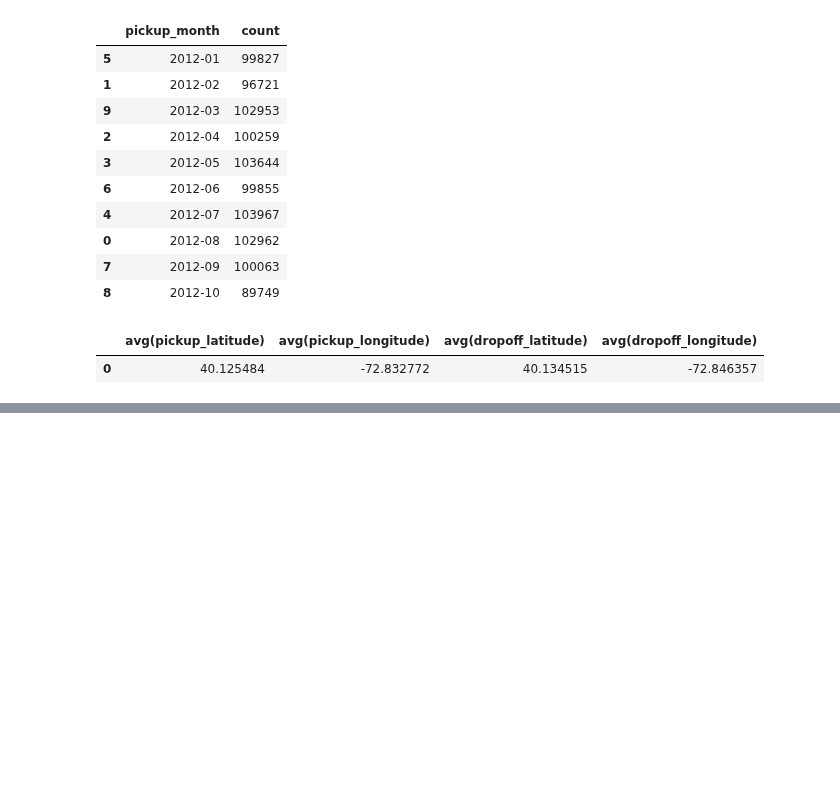
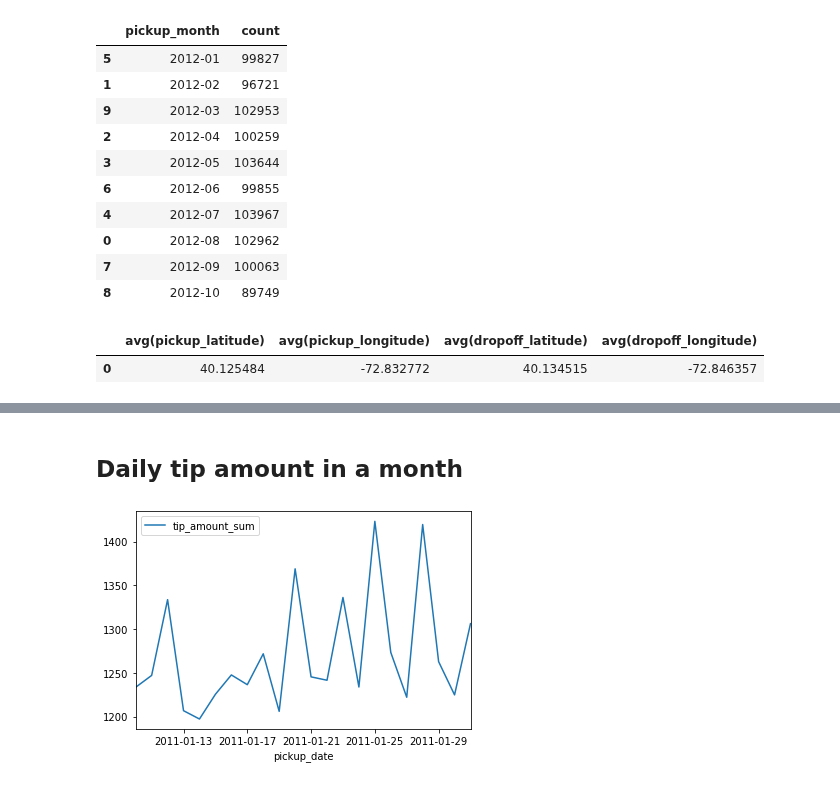
Before and after one commit to gabfr/data-engineering-nanodegree, a Jupyter notebook: explorations/nyc-taxi-challenge.ipynb, the cells around one changed output, grey strips where cells are left out. Cells and saved outputs as stored; diff of their text form; code cells hidden in the pictures; blank space fills up the shorter version.

```diff
--- a/explorations/nyc-taxi-challenge.ipynb
+++ b/explorations/nyc-taxi-challenge.ipynb
@@ -459,0 +561,20 @@ pickup_map.save(outfile="outputs/pickups_map.html")
+# %% [markdown]
+## Daily tip amount in a month
+# %%
+sql_query = """
+    SELECT
+        pickup_date,
+        tip_amount_sum
+    FROM
+        bi_daily_tip_amount
+    WHERE
+        TO_CHAR(pickup_date, 'YYYY-MM') = '{}-{}'
+""".format('2011', '01')
+
+df = sqlio.read_sql_query(sql_query, conn).sort_values(by='pickup_date')
+
+df.plot(y='tip_amount_sum', x='pickup_date')
+
+plt.show()
+# %% [output]
+[figure, added]
```
Also changed, not shown: parts of 16 cells of this notebook.
